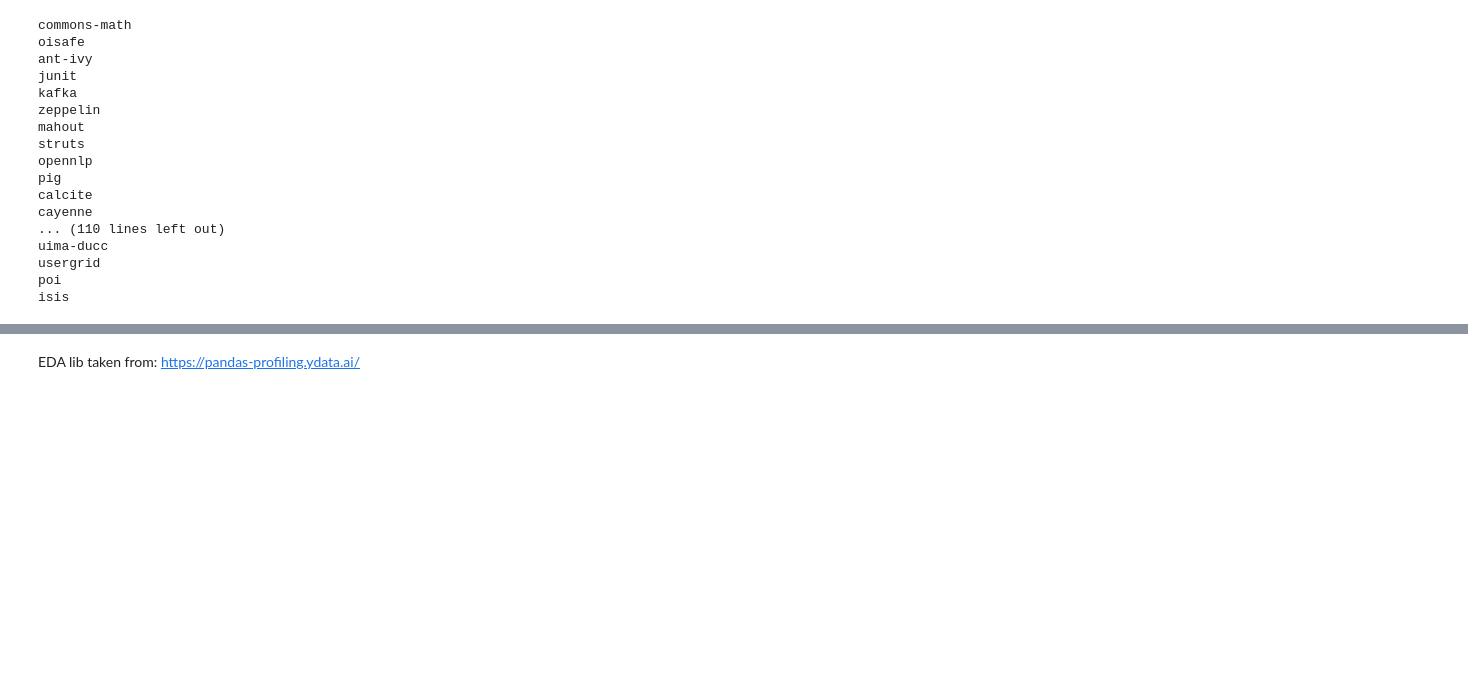
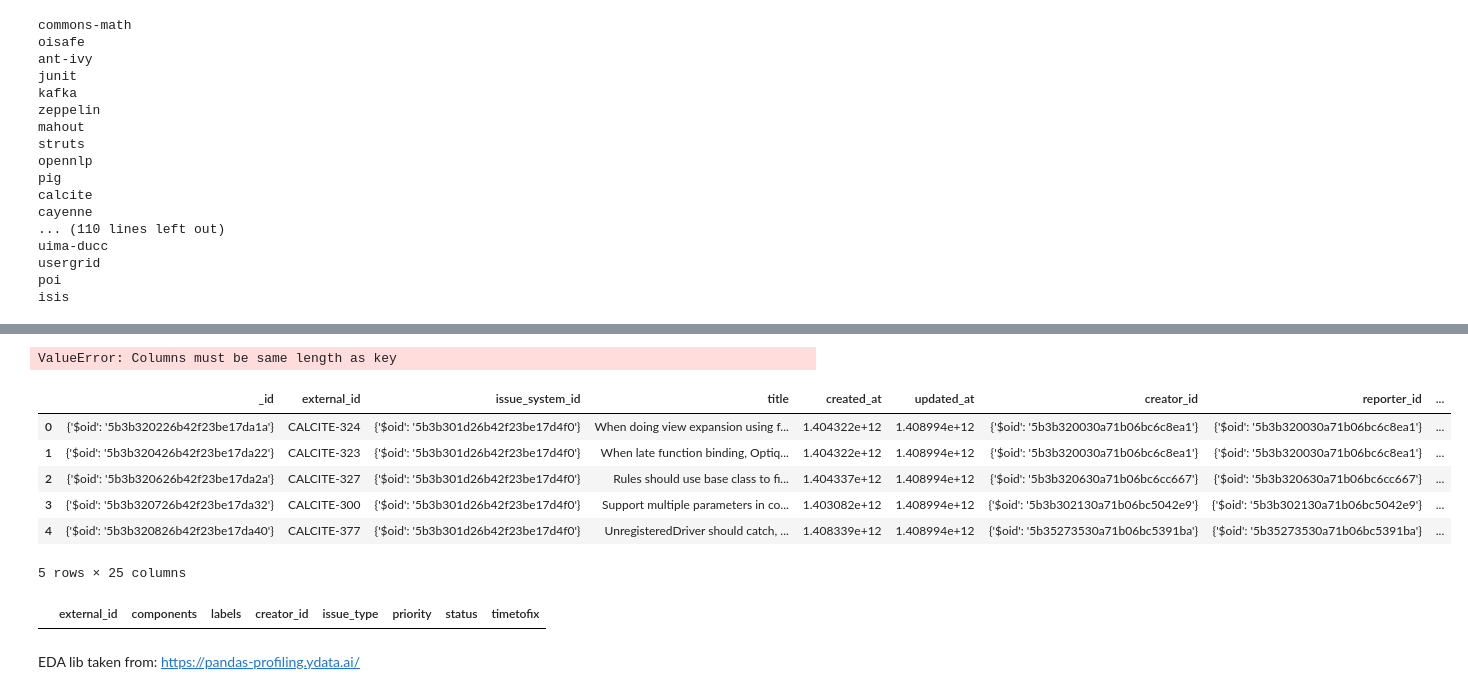
Before and after one commit to TobiAp1510/KI-Grundlagen2023, a Jupyter notebook: Daten holen und Features_2022_23.ipynb, the cells around one changed output, grey strips where cells are left out. Saved outputs shown, nothing was run; the diff lists cells and outputs as text; code cells hidden in the pictures; blank space fills up the shorter version.

Commit message:
select values and cleaned invalid external_ids

```diff
--- a/Daten holen und Features_2022_23.ipynb
+++ b/Daten holen und Features_2022_23.ipynb
@@ -144,7 +146,7 @@ poi
 isis
 # %%
 # We first need the the project from the database
-project = Project.objects(name='commons-math').get()
+project = Project.objects(name='calcite').get()
 
 # We now select the issue tracking system of the project
 # Please note that some projects have multiple issue trackers
@@ -163 +165,19 @@ df.head()
 5 rows × 24 columns
+# %%
+
+df['created_at']=pd.json_normalize(df['created_at'])
+df['updated_at']=pd.json_normalize(df['updated_at'])
+
+df['timetofix']=df.updated_at-df.created_at
+# %% [output]
+ValueError: Columns must be same length as key
+# %%
+df.head()
+# %% [output]
+|  | _id | external_id | issue_system_id | title | created_at | updated_at | creator_id | reporter_id | ... |
+| 0 | {'$oid': '5b3b320226b42f23be17da1a'} | CALCITE-324 | {'$oid': '5b3b301d26b42f23be17d4f0'} | When doing view expansion using f... | 1.404322e+12 | 1.408994e+12 | {'$oid': '5b3b320030a71b06bc6c8ea1'} | {'$oid': '5b3b320030a71b06bc6c8ea1'} | ... |
+| 1 | {'$oid': '5b3b320426b42f23be17da22'} | CALCITE-323 | {'$oid': '5b3b301d26b42f23be17d4f0'} | When late function binding, Optiq... | 1.404322e+12 | 1.408994e+12 | {'$oid': '5b3b320030a71b06bc6c8ea1'} | {'$oid': '5b3b320030a71b06bc6c8ea1'} | ... |
+| 2 | {'$oid': '5b3b320626b42f23be17da2a'} | CALCITE-327 | {'$oid': '5b3b301d26b42f23be17d4f0'} | Rules should use base class to fi... | 1.404337e+12 | 1.408994e+12 | {'$oid': '5b3b320630a71b06bc6cc667'} | {'$oid': '5b3b320630a71b06bc6cc667'} | ... |
+| 3 | {'$oid': '5b3b320726b42f23be17da32'} | CALCITE-300 | {'$oid': '5b3b301d26b42f23be17d4f0'} | Support multiple parameters in co... | 1.403082e+12 | 1.408994e+12 | {'$oid': '5b3b302130a71b06bc5042e9'} | {'$oid': '5b3b302130a71b06bc5042e9'} | ... |
+| 4 | {'$oid': '5b3b320826b42f23be17da40'} | CALCITE-377 | {'$oid': '5b3b301d26b42f23be17d4f0'} | UnregisteredDriver should catch, ... | 1.408339e+12 | 1.408994e+12 | {'$oid': '5b35273530a71b06bc5391ba'} | {'$oid': '5b35273530a71b06bc5391ba'} | ... |
+5 rows × 25 columns
@@ -164,3 +186,9 @@ df.head()
+# %%
+extid=issue_tracker.url.rsplit('=', 1)[1] # obtain the correct external_id for each repository to sort out invalid issues or logs
+df=df[df.external_id.str.startswith(extid)]
+#df[~df.external_id.str.startswith(extid)]# show removed rows
+# %% [output]
+|  | external_id | components | labels | creator_id | issue_type | priority | status | timetofix |
 # %% [markdown]
 EDA lib taken from: https://pandas-profiling.ydata.ai/
 # %%
```
Also changed, not shown: parts of 11 cells of this notebook.
